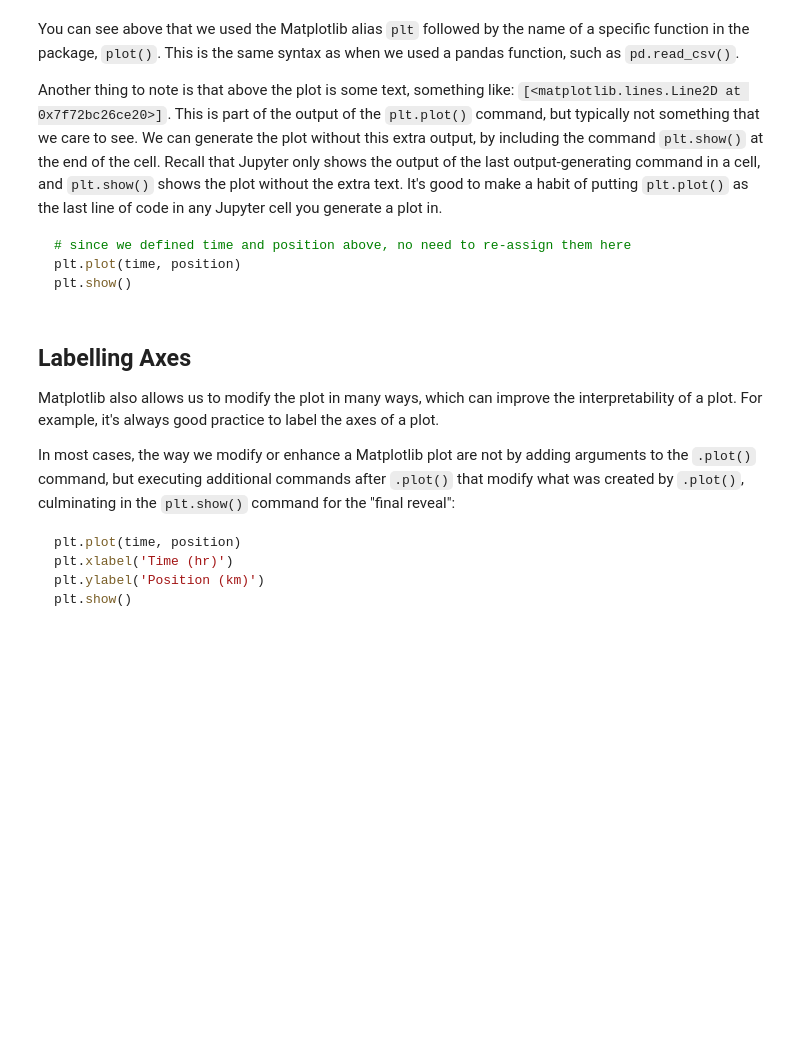
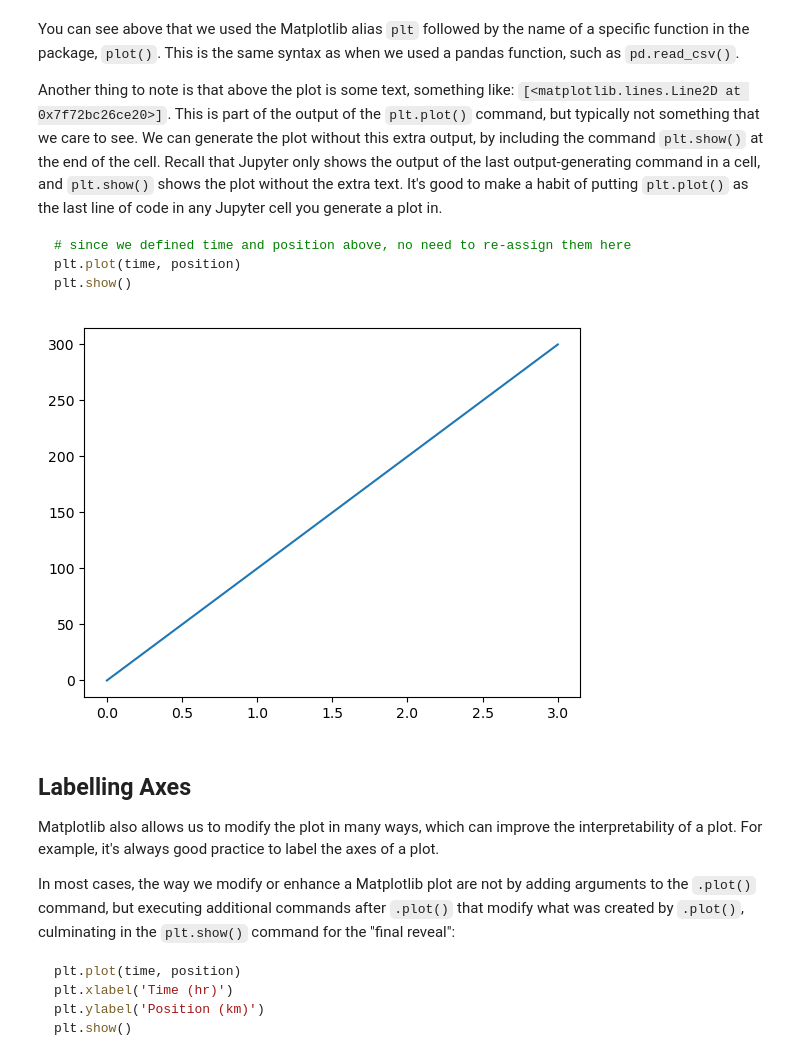
Before and after one commit to stochastic-bean/NDS_Ch4_visualizing_data, a Jupyter notebook: 1 - plotting.ipynb, the cells around one changed output. Saved outputs shown, nothing was run; the diff lists cells and outputs as text; code cells hidden in the pictures; blank space fills up the shorter version.

```diff
--- a/1 - plotting.ipynb
+++ b/1 - plotting.ipynb
@@ -56,6 +66,11 @@ Another thing to note is that above the plot is some text, something like: `[<ma
 plt.plot(time, position)
 plt.show()
 ~~~
+# %%
+plt.plot(time, position)
+plt.show()
+# %% [output]
+[figure, added]
 # %% [markdown]
 ## Labelling Axes
 Matplotlib also allows us to modify the plot in many ways, which can improve the interpretability of a plot. For example, it's always good practice to label the axes of a plot.
```
Also changed, not shown: parts of 21 cells of this notebook, 1 other file.
